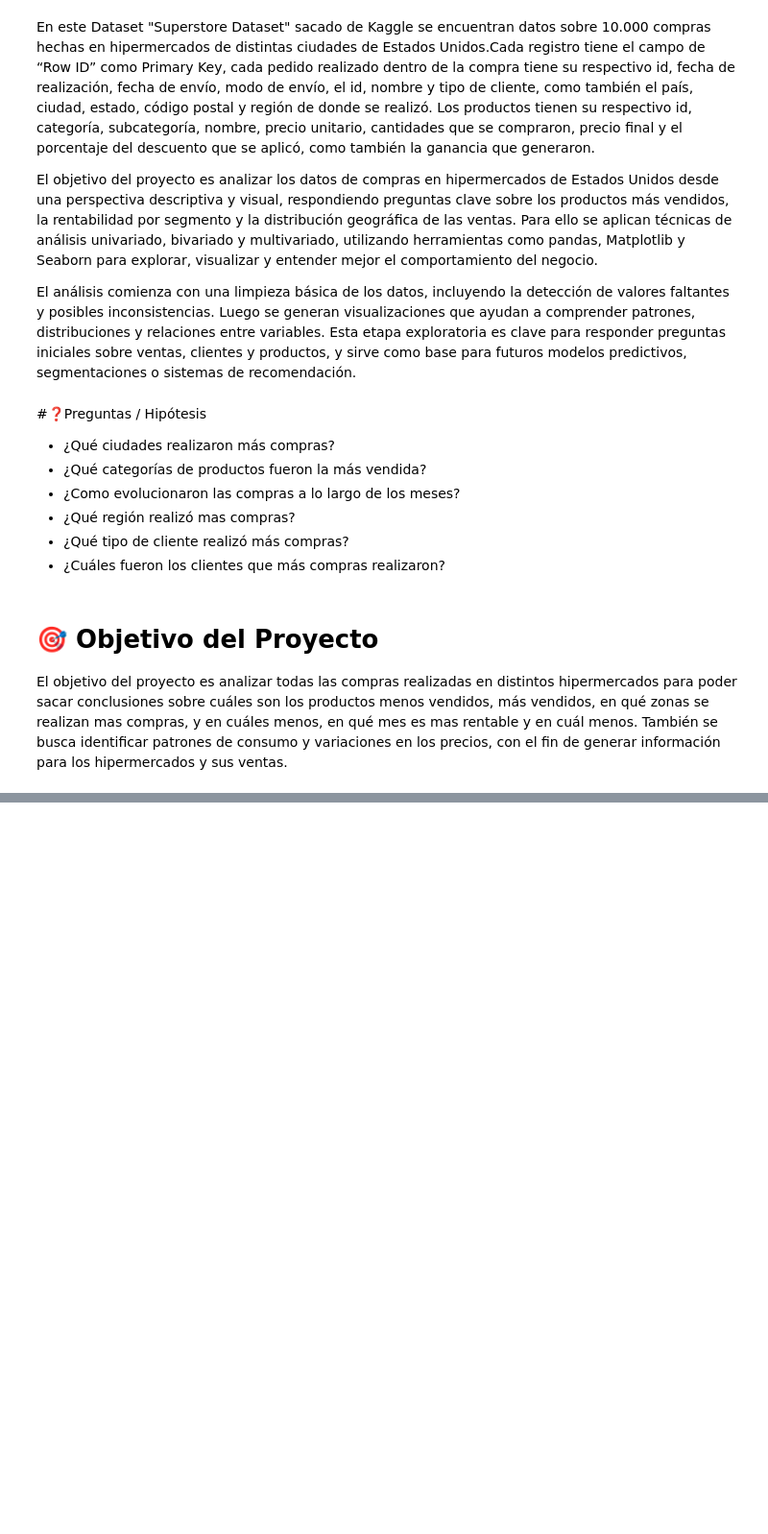
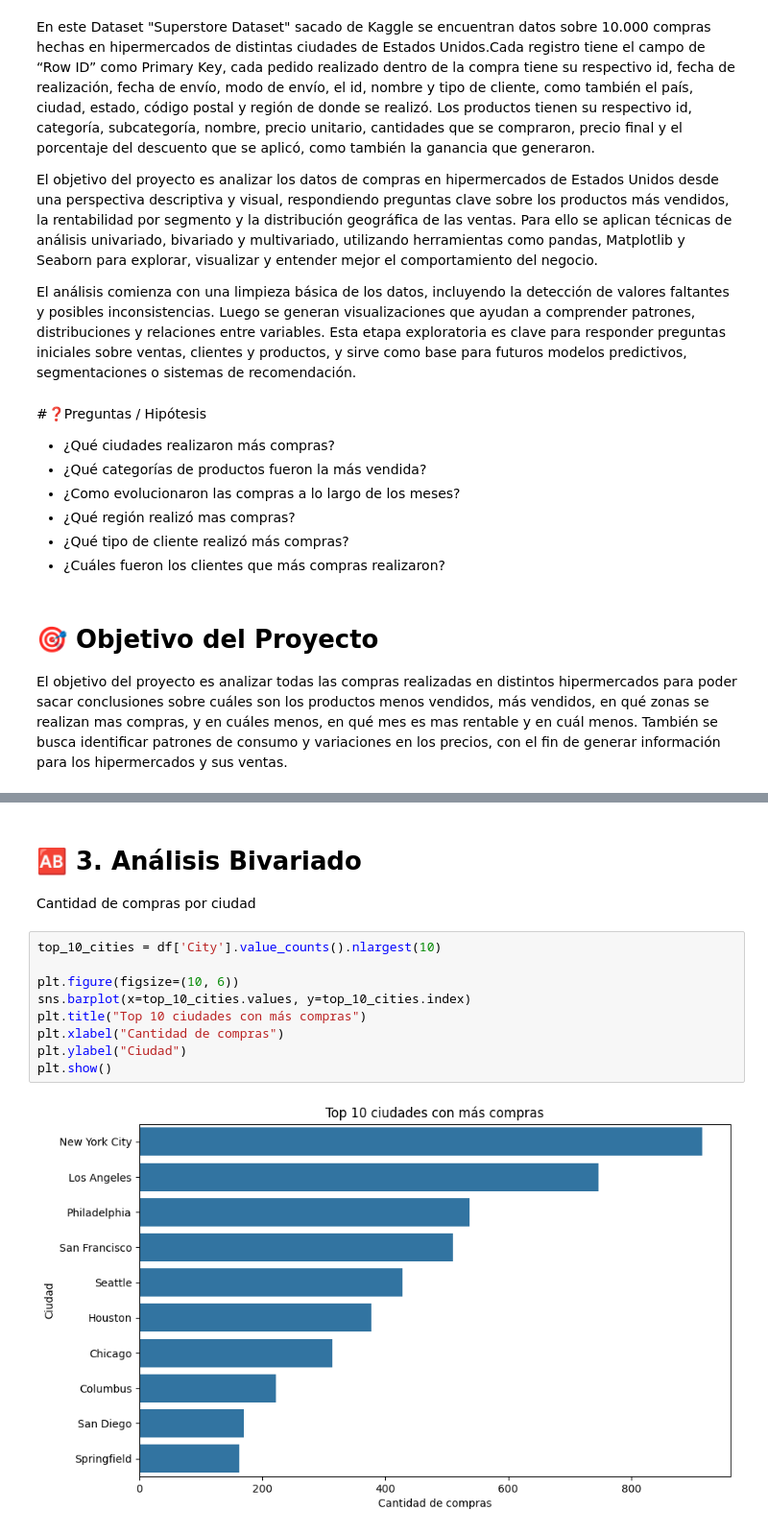
Before and after one commit to ignacioquirogaa/Entregas-Data_Science_1, a Jupyter notebook: ProyectoDSParteI+Quiroga.ipynb, the cells around one changed output, grey strips where cells are left out. Shown: that part at 96% size. Saved outputs shown, nothing was run; the diff lists cells and outputs as text; blank space fills up the shorter version.

```diff
--- a/ProyectoDSParteI+Quiroga.ipynb
+++ b/ProyectoDSParteI+Quiroga.ipynb
@@ -40,0 +69,14 @@ df.head()
+# %% [markdown]
+# 🆎 3. Análisis Bivariado
+Cantidad de compras por ciudad
+# %%
+top_10_cities = df['City'].value_counts().nlargest(10)
+
+plt.figure(figsize=(10, 6))
+sns.barplot(x=top_10_cities.values, y=top_10_cities.index)
+plt.title("Top 10 ciudades con más compras")
+plt.xlabel("Cantidad de compras")
+plt.ylabel("Ciudad")
+plt.show()
+# %% [output]
+[figure, added]
```
Also changed, not shown: parts of 36 cells of this notebook.
